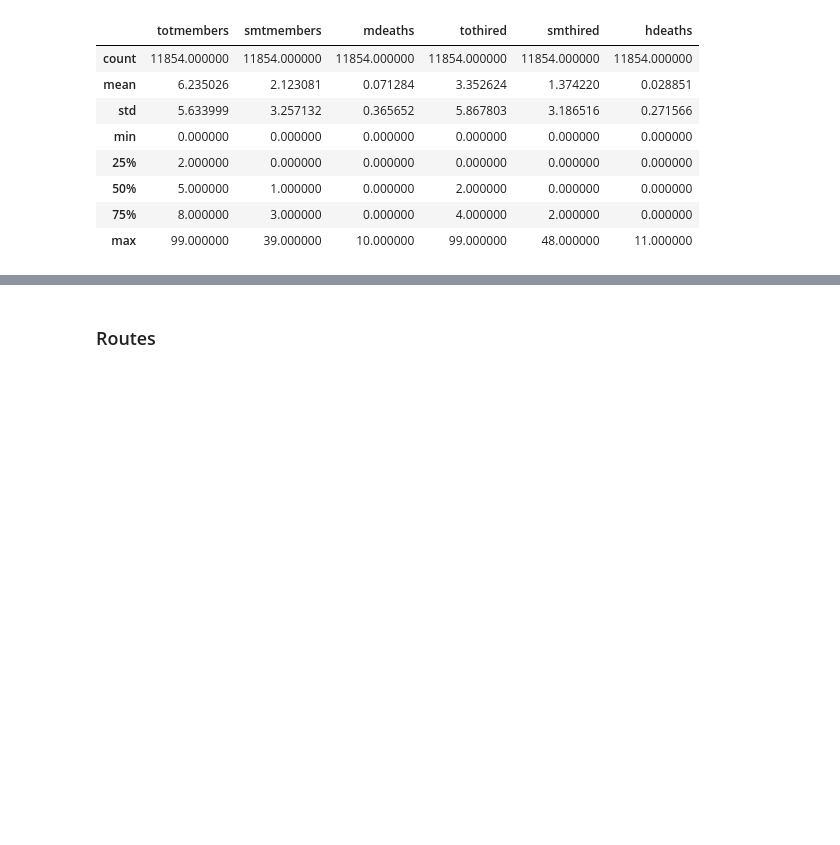
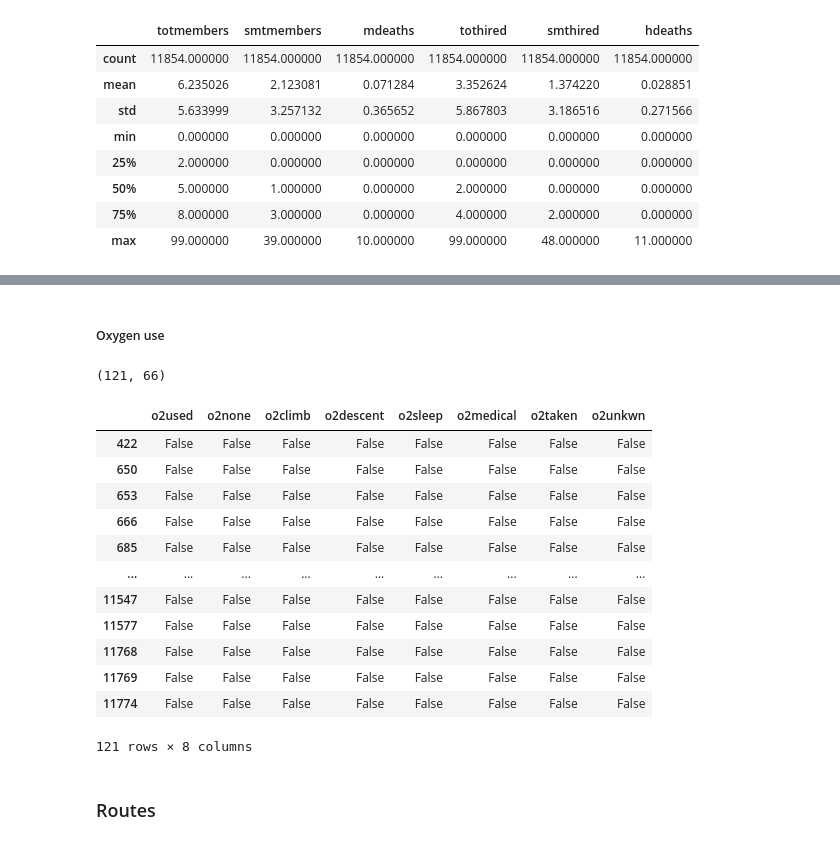
Before and after one commit to bastien-winant/himalayan-db-pipeline, a Jupyter notebook: notebooks/exploratory_data_analysis.ipynb, the cells around one changed output, grey strips where cells are left out. Drawn from its saved outputs; the diff is of its cells as text; code cells hidden in the pictures; blank space fills up the shorter version.

```diff
--- a/notebooks/exploratory_data_analysis.ipynb
+++ b/notebooks/exploratory_data_analysis.ipynb
@@ -818,3 +871,27 @@ df[['totmembers', 'smtmembers', 'mdeaths', 'tothired', 'smthired', 'hdeaths']].d
+# %% [markdown]
+##### Oxygen use
+# %%
+df.loc[(df.o2used == df.o2none) & ~df.o2unkwn].shape
+# %% [output]
+(121, 66)
+# %%
+df.loc[
+  (df.o2used == df.o2none) & ~df.o2unkwn,
+  ["o2used", "o2none", "o2climb", "o2descent", "o2sleep", "o2medical", "o2taken", "o2unkwn"]]
+# %% [output]
+|  | o2used | o2none | o2climb | o2descent | o2sleep | o2medical | o2taken | o2unkwn |
+| 422 | False | False | False | False | False | False | False | False |
+| 650 | False | False | False | False | False | False | False | False |
+| 653 | False | False | False | False | False | False | False | False |
+| 666 | False | False | False | False | False | False | False | False |
+| 685 | False | False | False | False | False | False | False | False |
+| ... | ... | ... | ... | ... | ... | ... | ... | ... |
+| 11547 | False | False | False | False | False | False | False | False |
+| 11577 | False | False | False | False | False | False | False | False |
+| 11768 | False | False | False | False | False | False | False | False |
+| 11769 | False | False | False | False | False | False | False | False |
+| 11774 | False | False | False | False | False | False | False | False |
+121 rows × 8 columns
 # %% [markdown]
 ### Routes
 # %%
```
Also changed, not shown: parts of 4 cells of this notebook.
